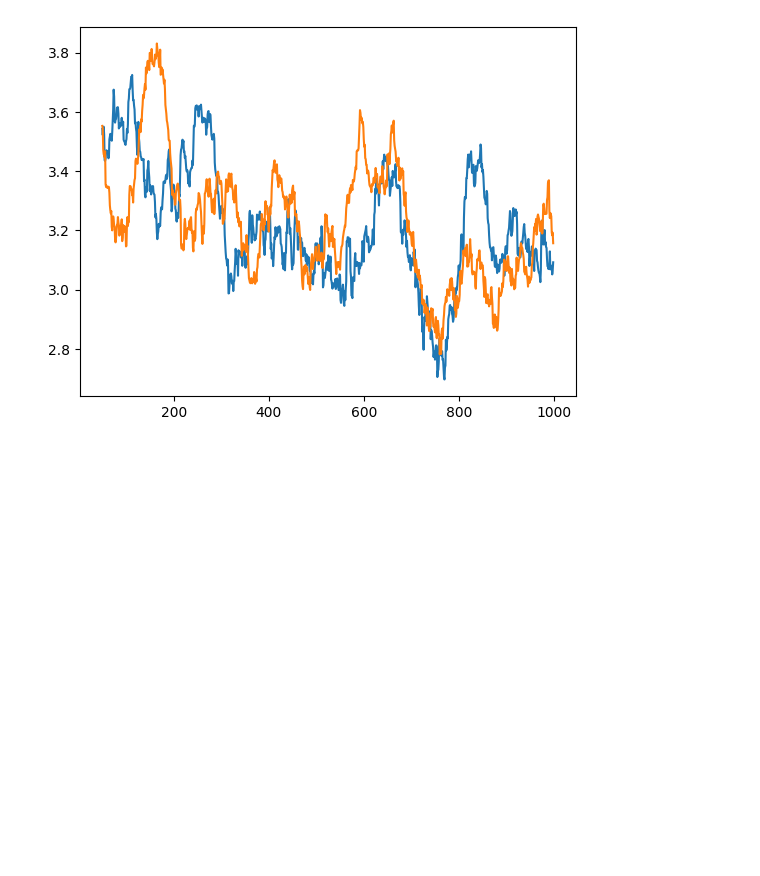
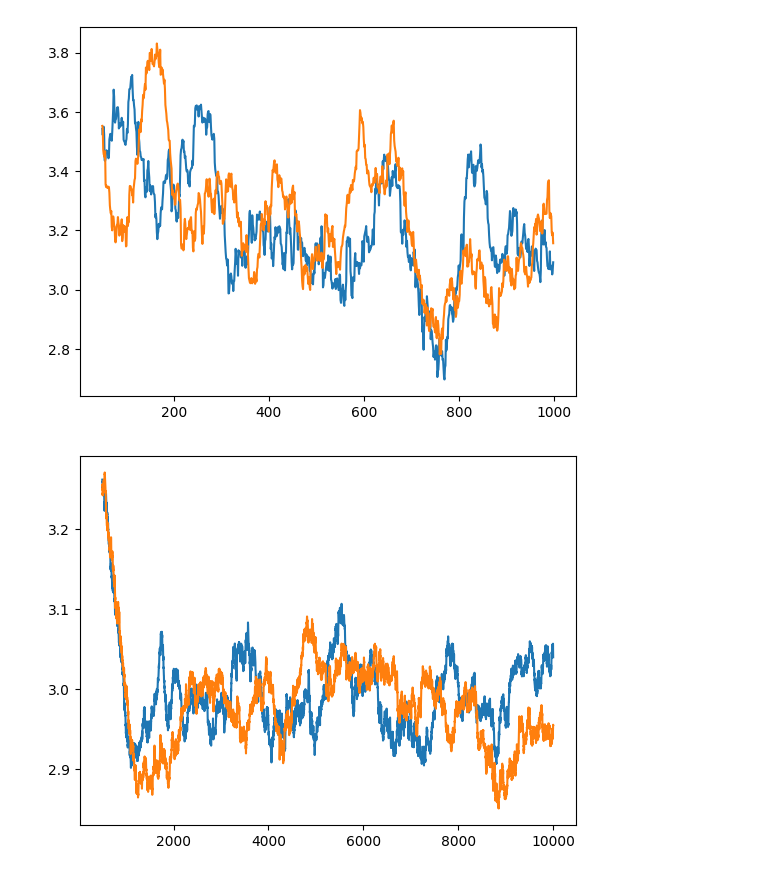
Before and after one commit to mjspeck/deep-q-rank, a Jupyter notebook: notebooks/explore.ipynb, the cells around one changed output. Saved outputs shown, nothing was run; the diff lists cells and outputs as text; code cells hidden in the pictures; blank space fills up the shorter version.

```diff
--- a/notebooks/explore.ipynb
+++ b/notebooks/explore.ipynb
@@ -125,3 +121,17 @@ plt.plot(val_log_losses)
 plt.show()
 # %% [output]
 [figure]
+# %%
+with open("../outputs/2024-10-23_10:04:20.421379__seed_4/losses.txt") as f:
+    losses = f.readlines()
+    train_losses = eval(losses[1])
+    val_losses = eval(losses[4])
+# %%
+train_log_losses = pd.Series(train_losses).apply(np.log10).rolling(500).mean()
+val_log_losses = pd.Series(val_losses).apply(np.log10).rolling(500).mean()
+
+plt.plot(train_log_losses)
+plt.plot(val_log_losses)
+plt.show()
+# %% [output]
+[figure, added]
```
Also changed, not shown: parts of 1 cell of this notebook.
